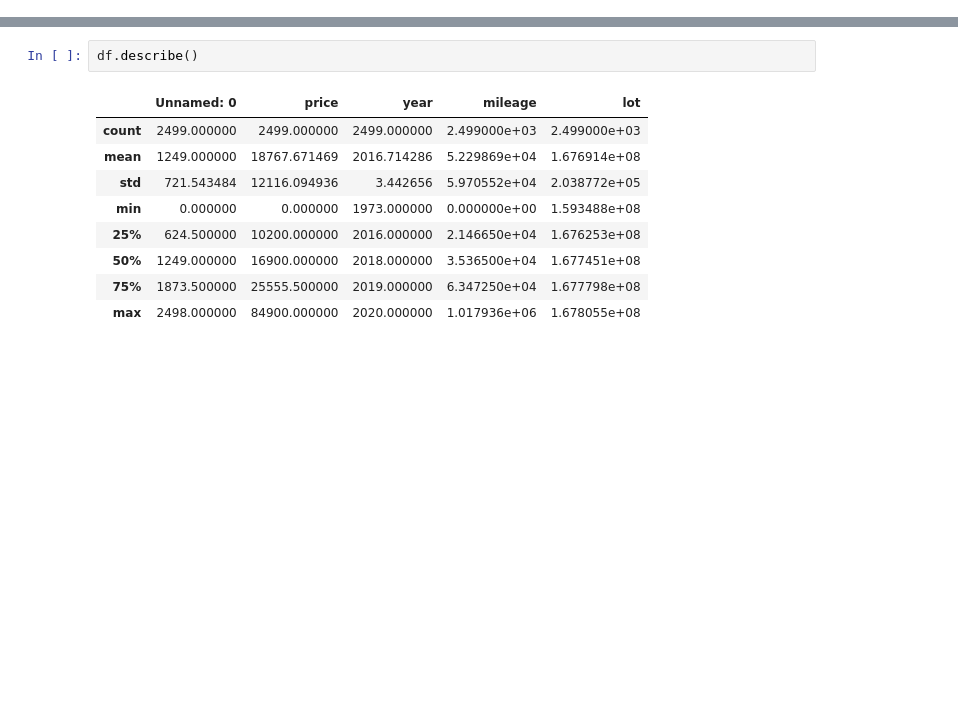
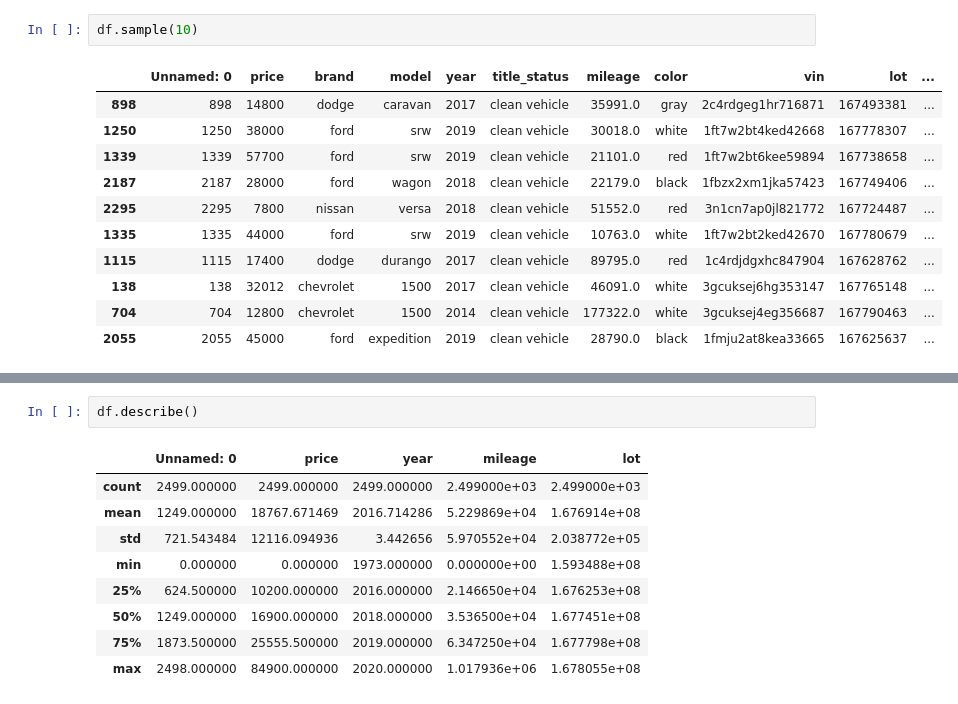
Before and after one commit to PatrickAttankurugu/car_valuation, a Jupyter notebook: notebooks/exploratory_data_analysis.ipynb, the cells around one changed output, grey strips where cells are left out. Drawn from its saved outputs; the diff is of its cells as text; blank space fills up the shorter version.

```diff
--- a/notebooks/exploratory_data_analysis.ipynb
+++ b/notebooks/exploratory_data_analysis.ipynb
@@ -21,0 +52,14 @@ df
+# %%
+df.sample(10)
+# %% [output]
+|  | Unnamed: 0 | price | brand | model | year | title_status | mileage | color | vin | lot | ... |
+| 898 | 898 | 14800 | dodge | caravan | 2017 | clean vehicle | 35991.0 | gray | 2c4rdgeg1hr716871 | 167493381 | ... |
+| 1250 | 1250 | 38000 | ford | srw | 2019 | clean vehicle | 30018.0 | white | 1ft7w2bt4ked42668 | 167778307 | ... |
+| 1339 | 1339 | 57700 | ford | srw | 2019 | clean vehicle | 21101.0 | red | 1ft7w2bt6kee59894 | 167738658 | ... |
+| 2187 | 2187 | 28000 | ford | wagon | 2018 | clean vehicle | 22179.0 | black | 1fbzx2xm1jka57423 | 167749406 | ... |
+| 2295 | 2295 | 7800 | nissan | versa | 2018 | clean vehicle | 51552.0 | red | 3n1cn7ap0jl821772 | 167724487 | ... |
+| 1335 | 1335 | 44000 | ford | srw | 2019 | clean vehicle | 10763.0 | white | 1ft7w2bt2ked42670 | 167780679 | ... |
+| 1115 | 1115 | 17400 | dodge | durango | 2017 | clean vehicle | 89795.0 | red | 1c4rdjdgxhc847904 | 167628762 | ... |
+| 138 | 138 | 32012 | chevrolet | 1500 | 2017 | clean vehicle | 46091.0 | white | 3gcuksej6hg353147 | 167765148 | ... |
+| 704 | 704 | 12800 | chevrolet | 1500 | 2014 | clean vehicle | 177322.0 | white | 3gcuksej4eg356687 | 167790463 | ... |
+| 2055 | 2055 | 45000 | ford | expedition | 2019 | clean vehicle | 28790.0 | black | 1fmju2at8kea33665 | 167625637 | ... |
```
Also changed, not shown: parts of 13 cells of this notebook.
